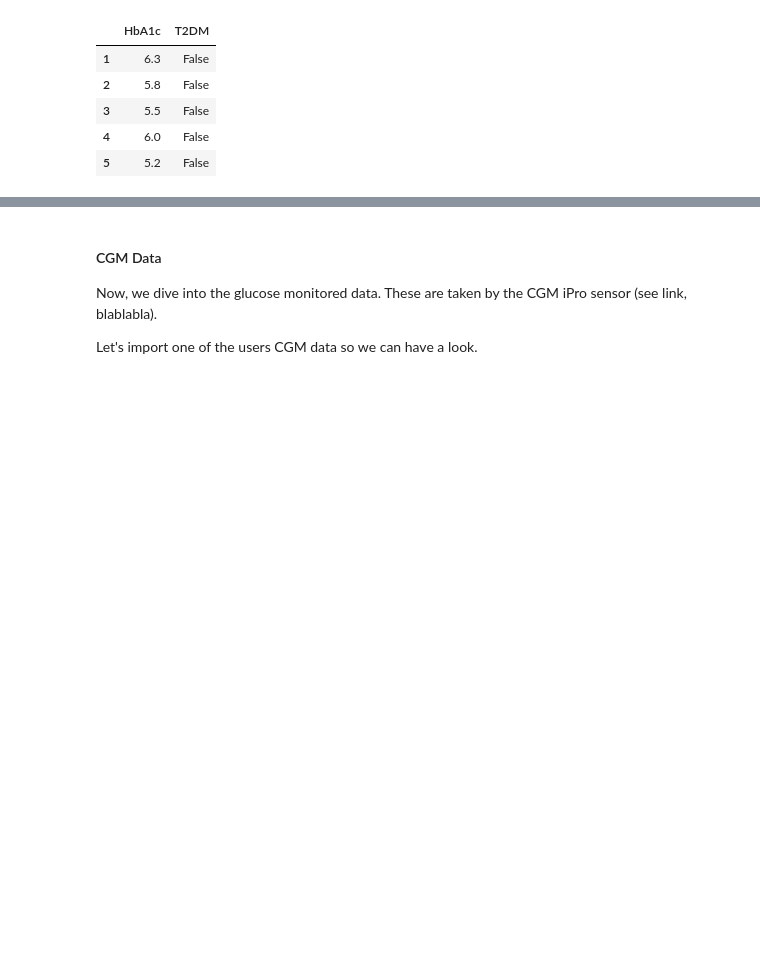
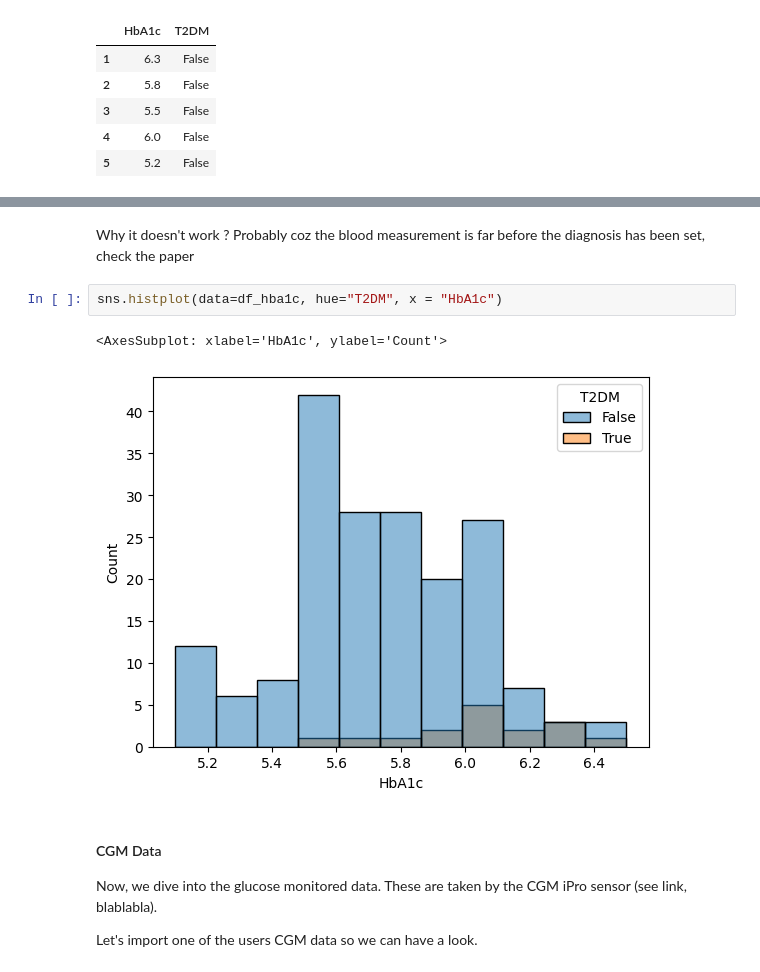
Before and after one commit to AlexandreChaussard/Datacamp-Project, a Jupyter notebook: DT2_starting_kit.ipynb, the cells around one changed output, grey strips where cells are left out. Cells and saved outputs as stored; diff of their text form; blank space fills up the shorter version.

```diff
--- a/DT2_starting_kit.ipynb
+++ b/DT2_starting_kit.ipynb
@@ -103,3 +222,10 @@ df_hba1c.head()
+# %% [markdown]
+Why it doesn't work ? Probably coz the blood measurement is far before the diagnosis has been set, check the paper
+# %%
+sns.histplot(data=df_hba1c, hue="T2DM", x = "HbA1c")
+# %% [output]
+<AxesSubplot: xlabel='HbA1c', ylabel='Count'>
+[figure, added]
 # %% [markdown]
 #### CGM Data
 
```
Also changed, not shown: parts of 29 cells of this notebook, 2 other files.
